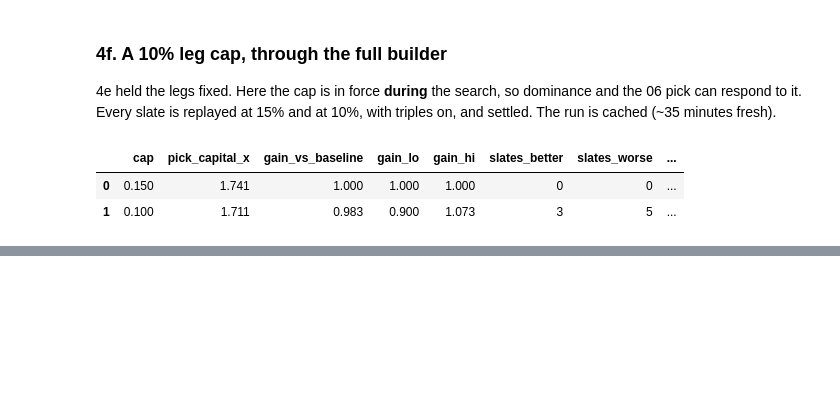
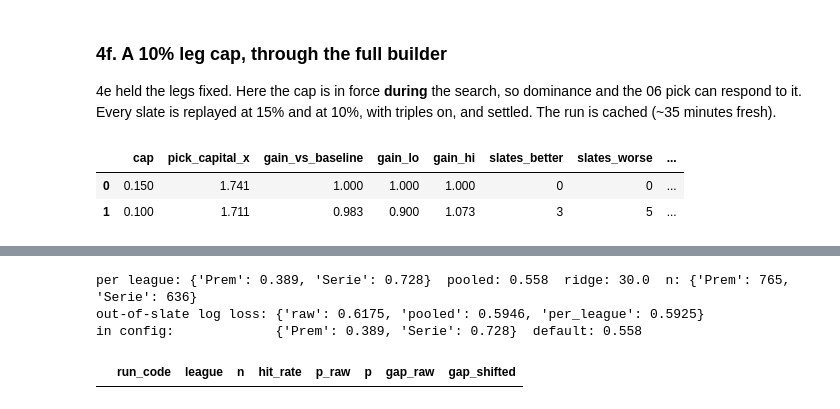
Before and after one commit to PKnott/proposition-portfolio, a Jupyter notebook: Notebooks/07_Analysis.ipynb, the cells around one changed output, grey strips where cells are left out. Drawn from its saved outputs; the diff is of its cells as text; code cells hidden in the pictures; blank space fills up the shorter version.

```diff
--- a/Notebooks/07_Analysis.ipynb
+++ b/Notebooks/07_Analysis.ipynb
@@ -445,0 +356,13 @@ Based on 7,872 graded propositions from 237 matches and 14 slates (R006–R022,
+# %%
+fit = st.shots_shift(s)
+print("per league:", fit["shift"], " pooled:", fit["pooled"], " ridge:", fit["ridge"], " n:", fit["n"])
+print("out-of-slate log loss:", {k: round(float(v), 4) for k, v in fit["cv_logloss"].items()})
+print("in config:            ", config.SHOTS_LOGIT_SHIFT, " default:", config.SHOTS_LOGIT_SHIFT_DEFAULT)
+# %% [output]
+per league: {'Prem': 0.389, 'Serie': 0.728}  pooled: 0.558  ridge: 30.0  n: {'Prem': 765, 'Serie': 636}
+out-of-slate log loss: {'raw': 0.6175, 'pooled': 0.5946, 'per_league': 0.5925}
+in config:             {'Prem': 0.389, 'Serie': 0.728}  default: 0.558
+# %%
+st.shift_monitor(s)
+# %% [output]
+|  | run_code | league | n | hit_rate | p_raw | p | gap_raw | gap_shifted |
```
Also changed, not shown: parts of 5 cells of this notebook, 10 other files.
